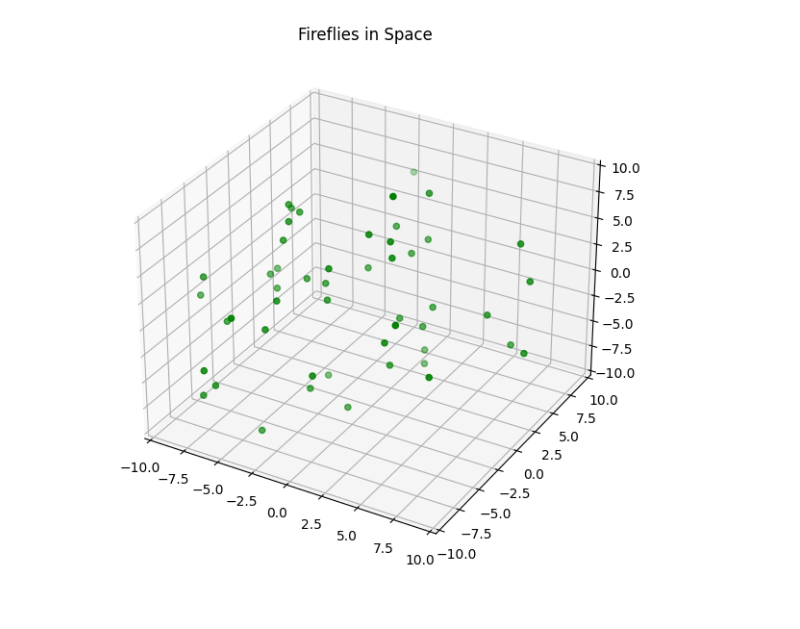
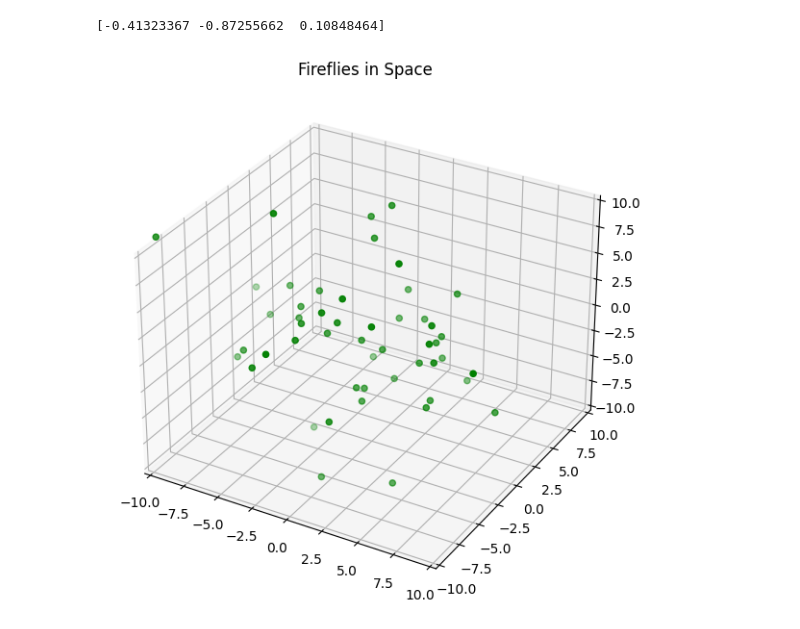
Before and after one commit to nbonnie/3D_Firefly_Simulation, a Jupyter notebook: main.ipynb, the cells around one changed output. Saved outputs shown, nothing was run; the diff lists cells and outputs as text; code cells hidden in the pictures.

Commit message:
Finished center of mass method

```diff
--- a/main.ipynb
+++ b/main.ipynb
@@ -95,14 +95,16 @@ class swarm:
     def center_mass(self):  # Calculate center of gravity of all fireflies
         # THIS IS PSUDOCODE #
         pos_sums = 0
-        for i in range(len(self.fireflies)):
+        for i in range(self.N):
             pos_sums += self.p[:,i]
-        return(pos_sums / len(self.fireflies))
+        return(pos_sums / self.N)
 
     def simulate(self):
         # Simulate firefly swarm
-        for _ in range(len(self.frames)):
-            for _ in range(len(self.N)):
+        center = self.center_mass()
+        print(center)
+        for _ in range(self.frames):
+            for _ in range(self.N):
                 pass
 
 
@@ -114,11 +116,13 @@ class swarm:
 # %%
 n_agents = 50
 c1 = 0.00001  # attraction
 c2 = 0.01  # repulsion
 c3 = 0.01  # randomness
 
 fireflies = swarm(n = n_agents, attraction = c1, repulsion = c2, randomness = c3)
 fireflies.initialize()
+fireflies.simulate()
 fireflies.graph()
 # %% [output]
+[-0.41323367 -0.87255662  0.10848464]
-[figure, old version]
+[figure, new version]
```
